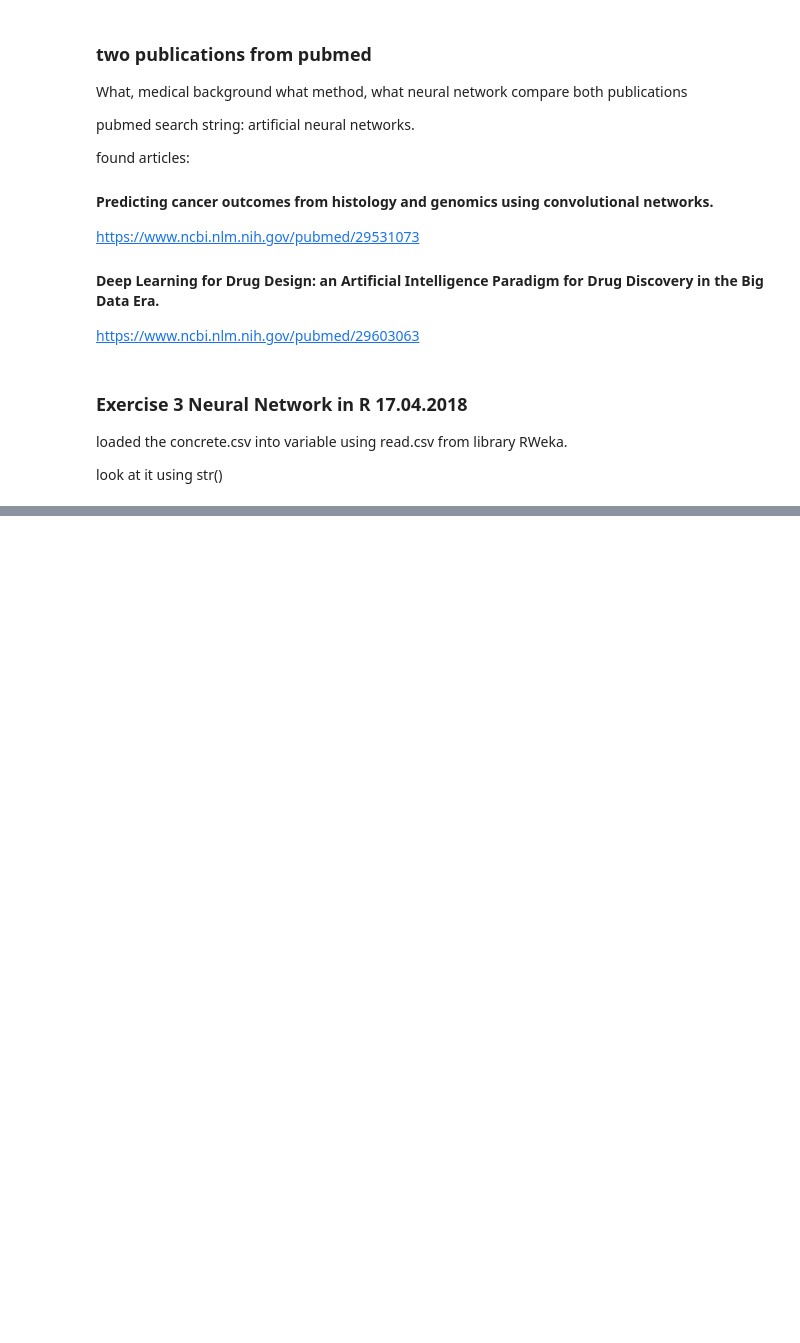
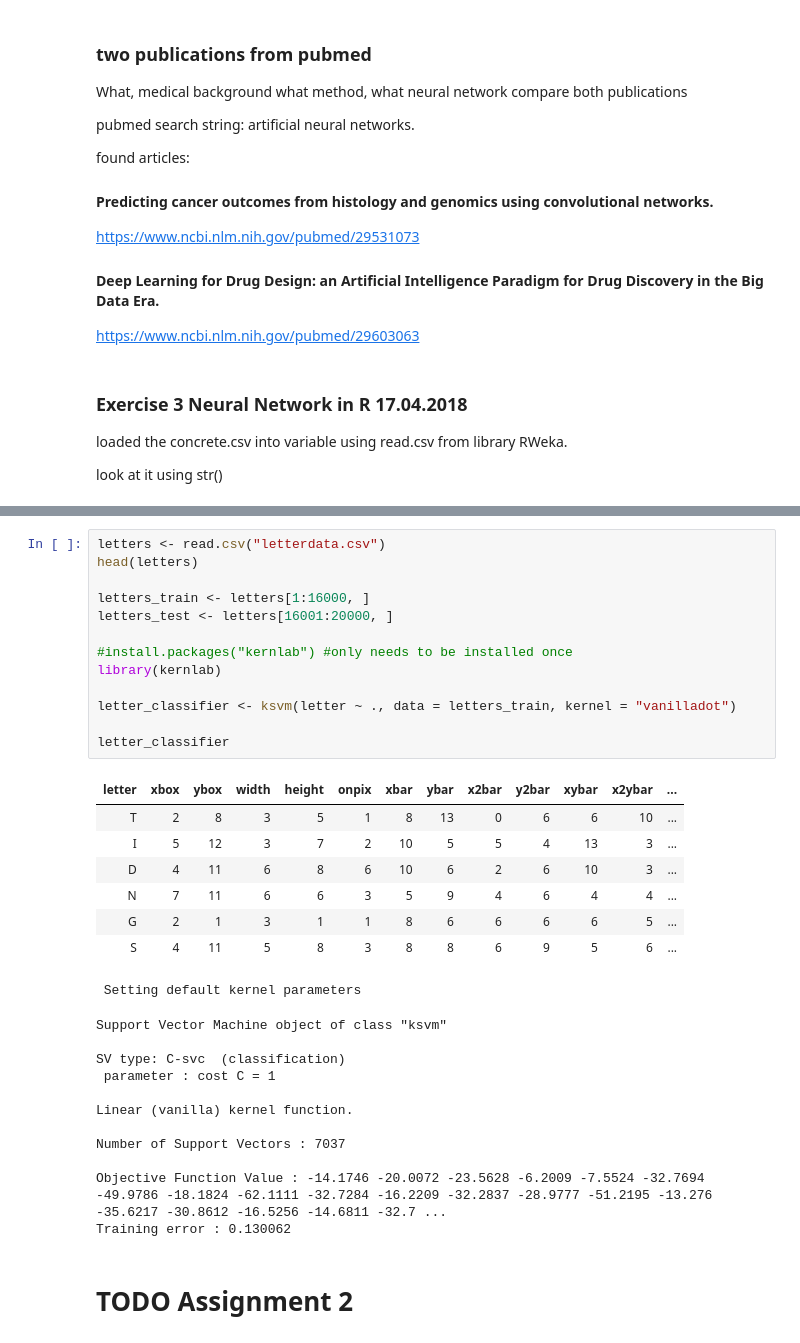
Before and after one commit to JohannesTeichert/EHT17_Computational_Intelligence, a Jupyter notebook: ComputationalIntelligence.ipynb, the cells around one changed output, grey strips where cells are left out. Drawn from its saved outputs; the diff is of its cells as text; blank space fills up the shorter version.

Commit message:
added ocr example using svm (kernlab)

```diff
--- a/ComputationalIntelligence.ipynb
+++ b/ComputationalIntelligence.ipynb
@@ -137,0 +198,35 @@ str(concrete$strength)
+# %%
+letters <- read.csv("letterdata.csv")
+head(letters)
+
+letters_train <- letters[1:16000, ]
+letters_test <- letters[16001:20000, ]
+
+#install.packages("kernlab") #only needs to be installed once
+library(kernlab)
+
+letter_classifier <- ksvm(letter ~ ., data = letters_train, kernel = "vanilladot")
+
+letter_classifier
+# %% [output]
+| letter | xbox | ybox | width | height | onpix | xbar | ybar | x2bar | y2bar | xybar | x2ybar | ... |
+| T | 2 | 8 | 3 | 5 | 1 | 8 | 13 | 0 | 6 | 6 | 10 | ... |
+| I | 5 | 12 | 3 | 7 | 2 | 10 | 5 | 5 | 4 | 13 | 3 | ... |
+| D | 4 | 11 | 6 | 8 | 6 | 10 | 6 | 2 | 6 | 10 | 3 | ... |
+| N | 7 | 11 | 6 | 6 | 3 | 5 | 9 | 4 | 6 | 4 | 4 | ... |
+| G | 2 | 1 | 3 | 1 | 1 | 8 | 6 | 6 | 6 | 6 | 5 | ... |
+| S | 4 | 11 | 5 | 8 | 3 | 8 | 8 | 6 | 9 | 5 | 6 | ... |
+ Setting default kernel parameters
+Support Vector Machine object of class "ksvm"
+
+SV type: C-svc  (classification)
+ parameter : cost C = 1
+
+Linear (vanilla) kernel function.
+
+Number of Support Vectors : 7037
+
+Objective Function Value : -14.1746 -20.0072 -23.5628 -6.2009 -7.5524 -32.7694 -49.9786 -18.1824 -62.1111 -32.7284 -16.2209 -32.2837 -28.9777 -51.2195 -13.276 -35.6217 -30.8612 -16.5256 -14.6811 -32.7 ...
+Training error : 0.130062
+# %% [markdown]
+# TODO Assignment 2
```
Also changed, not shown: parts of 8 cells of this notebook.
